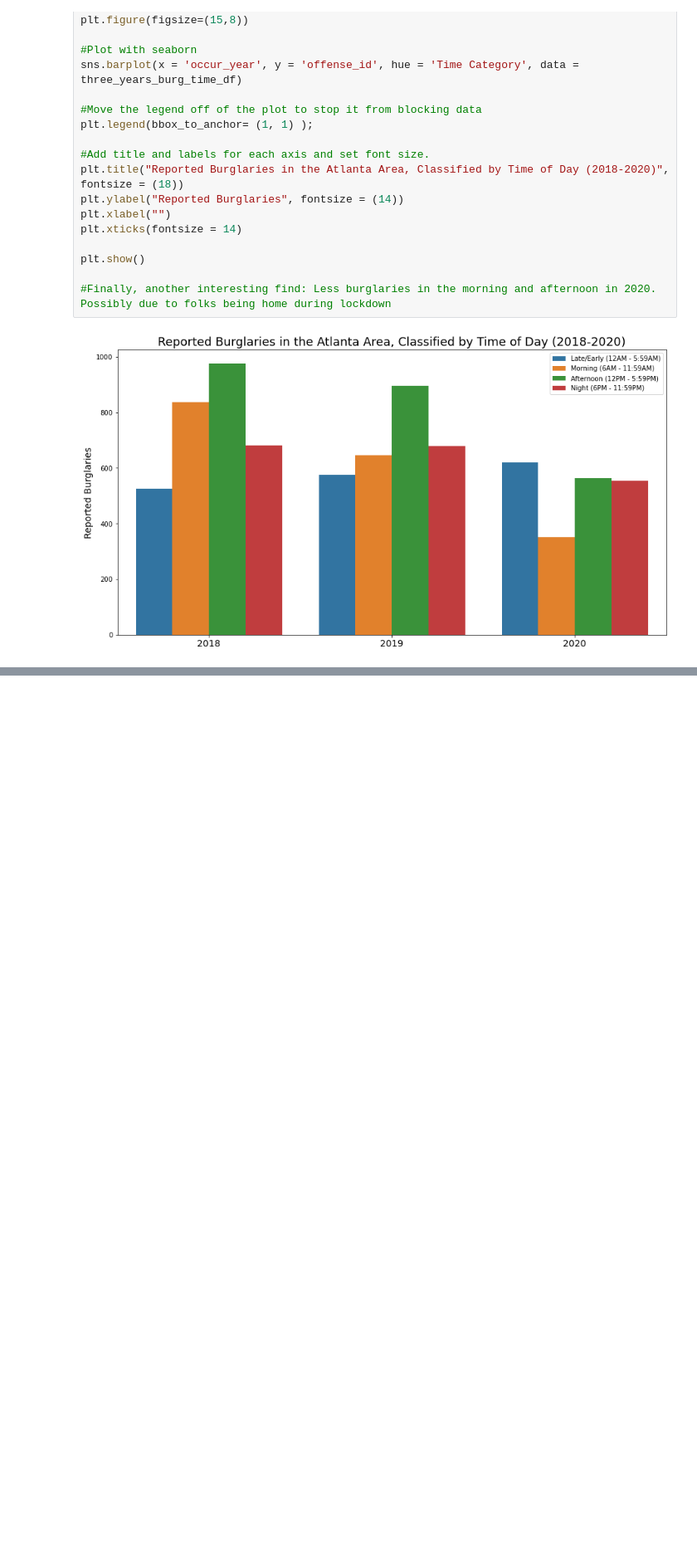
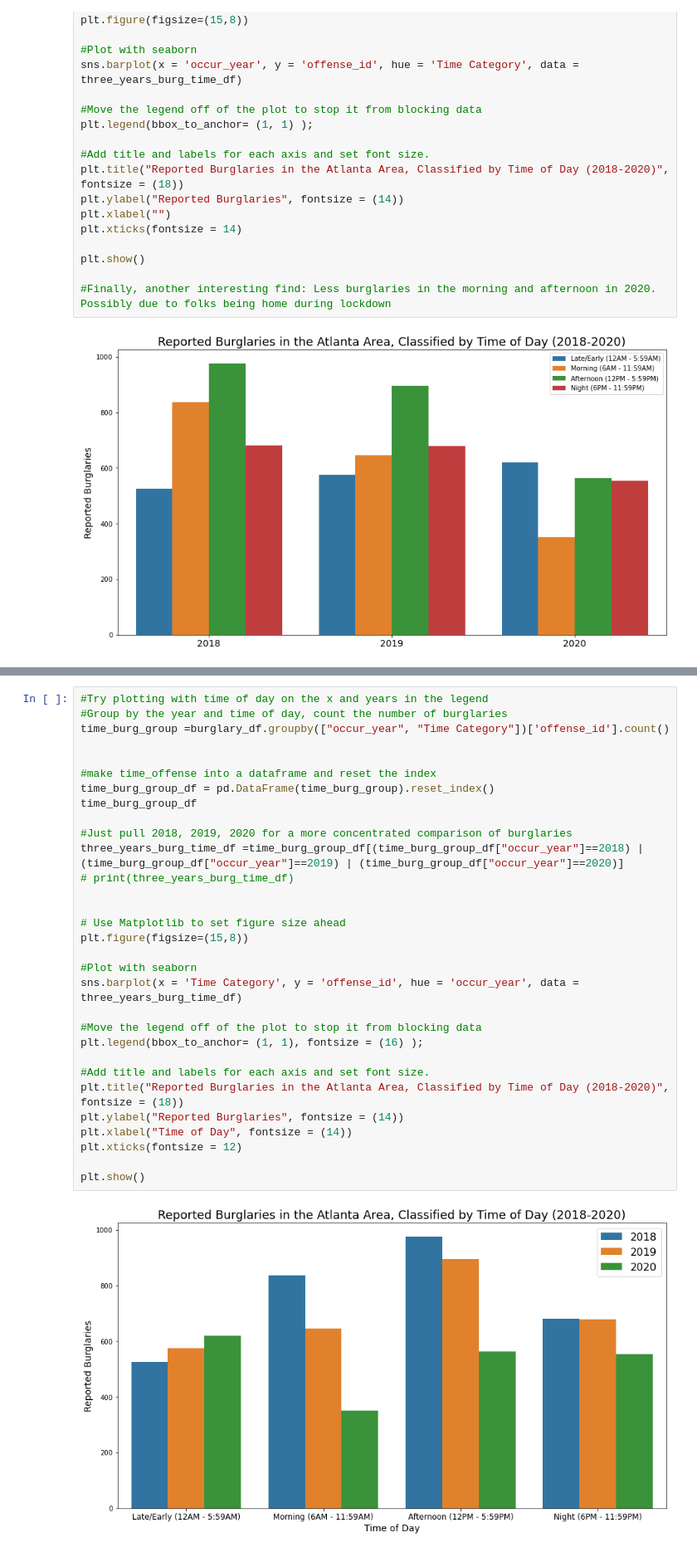
Before and after one commit to cayelsie/Crime-trends-in-Atlanta, a Jupyter notebook: Kelly/Kelly_crime_data.ipynb, the cells around one changed output, grey strips where cells are left out. Shown at 83% size. Drawn from its saved outputs; the diff is of its cells as text; blank space fills up the shorter version.

```diff
--- a/Kelly/Kelly_crime_data.ipynb
+++ b/Kelly/Kelly_crime_data.ipynb
@@ -817,0 +816,33 @@ pandas.core.series.Series
+# %%
+#Try plotting with time of day on the x and years in the legend
+#Group by the year and time of day, count the number of burglaries
+time_burg_group =burglary_df.groupby(["occur_year", "Time Category"])['offense_id'].count()
+
+
+#make time_offense into a dataframe and reset the index
+time_burg_group_df = pd.DataFrame(time_burg_group).reset_index()
+time_burg_group_df
+
+#Just pull 2018, 2019, 2020 for a more concentrated comparison of burglaries
+three_years_burg_time_df =time_burg_group_df[(time_burg_group_df["occur_year"]==2018) |(time_burg_group_df["occur_year"]==2019) | (time_burg_group_df["occur_year"]==2020)]
+# print(three_years_burg_time_df)
+
+
+# Use Matplotlib to set figure size ahead
+plt.figure(figsize=(15,8))
+
+#Plot with seaborn
+sns.barplot(x = 'Time Category', y = 'offense_id', hue = 'occur_year', data = three_years_burg_time_df)
+
+#Move the legend off of the plot to stop it from blocking data
+plt.legend(bbox_to_anchor= (1, 1), fontsize = (16) );
+
+#Add title and labels for each axis and set font size.
+plt.title("Reported Burglaries in the Atlanta Area, Classified by Time of Day (2018-2020)", fontsize = (18))
+plt.ylabel("Reported Burglaries", fontsize = (14))
+plt.xlabel("Time of Day", fontsize = (14))
+plt.xticks(fontsize = 12)
+
+plt.show()
+# %% [output]
+[figure, added]
```
Also changed, not shown: parts of 4 cells of this notebook.
